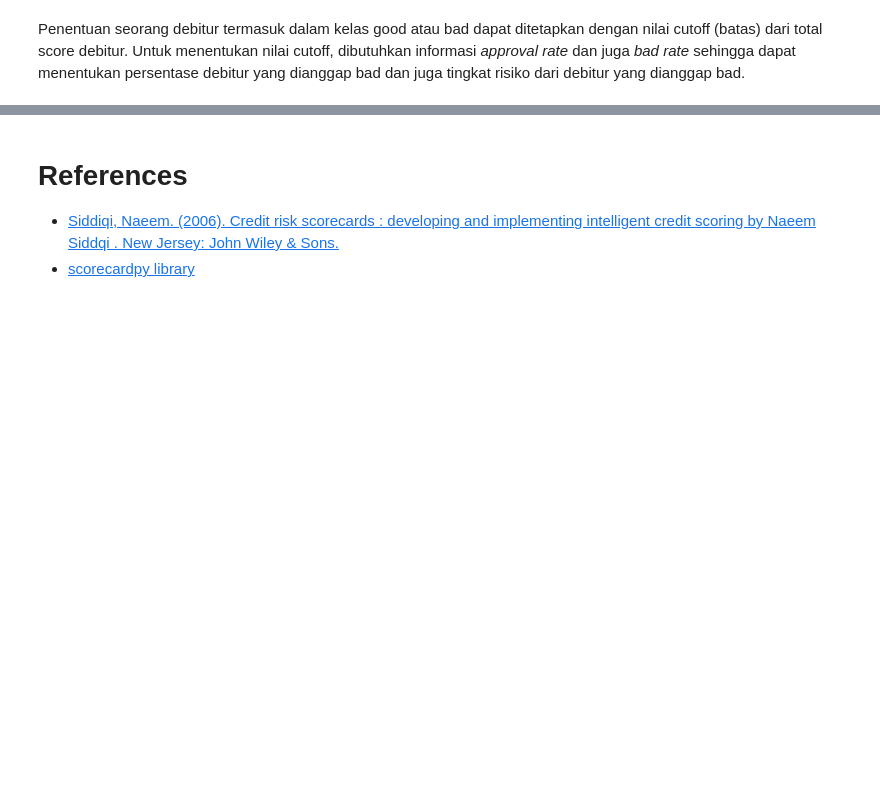
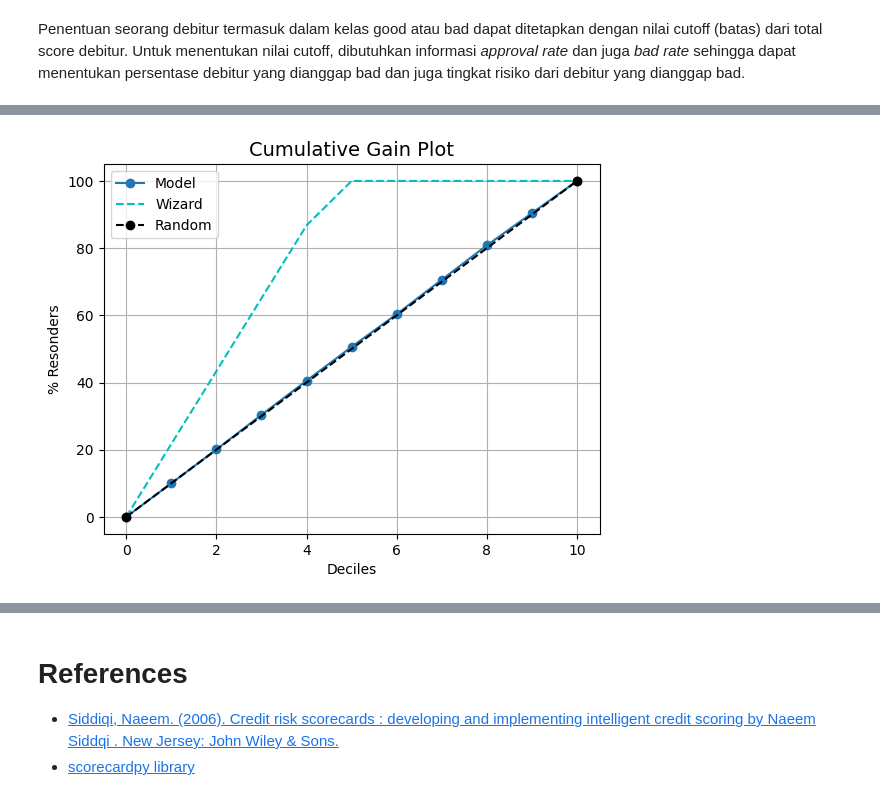
Before and after one commit to hwulanayu/scorecard_python, a Jupyter notebook: Behaviour Scorecard Prediction with Python.ipynb, the cells around one changed output, grey strips where cells are left out. Drawn from its saved outputs; the diff is of its cells as text; code cells hidden in the pictures; blank space fills up the shorter version.

Commit message:
update gains table

```diff
--- a/Behaviour Scorecard Prediction with Python.ipynb
+++ b/Behaviour Scorecard Prediction with Python.ipynb
@@ -1046,9 +1048,9 @@ Mengubah nilai karakteristik debitur menjadi points dan total points (score) sec
 # %%
 # credit score
-train_score = sc.scorecard_ply(dt=train,
+train_woe['score'] = sc.scorecard_ply(dt=train,
                                card=score_card,
                                print_step=0)
-test_score = sc.scorecard_ply(dt=test,
+test_woe['score'] = sc.scorecard_ply(dt=test,
                               card=score_card,
                               print_step=0)
 # %%
@@ -1103,0 +1107,4 @@ Penentuan nilai cutoff dapat digunakan sebagai acuan apakah seorang debitur dian
+# %%
+#Sort the data in descending order of predicted probabilities.
+test_woe = test_woe.sort_values(by='pred_risk', ascending=False)
+test_woe.head()
@@ -1103,0 +1119,4 @@ Penentuan nilai cutoff dapat digunakan sebagai acuan apakah seorang debitur dian
+# %%
+#Cut deciles based on the predicted probabilities
+test_woe['Decile group'] = pd.qcut(test_woe['score'], 10)
+test_woe.head()
@@ -1103,0 +1191,5 @@ Penentuan nilai cutoff dapat digunakan sebagai acuan apakah seorang debitur dian
+# %%
+import kds
+kds.metrics.plot_cumulative_gain(y_test, test_woe['pred_risk'])
+# %% [output]
+[figure, added]
```
Also changed, not shown: parts of 37 cells of this notebook.
